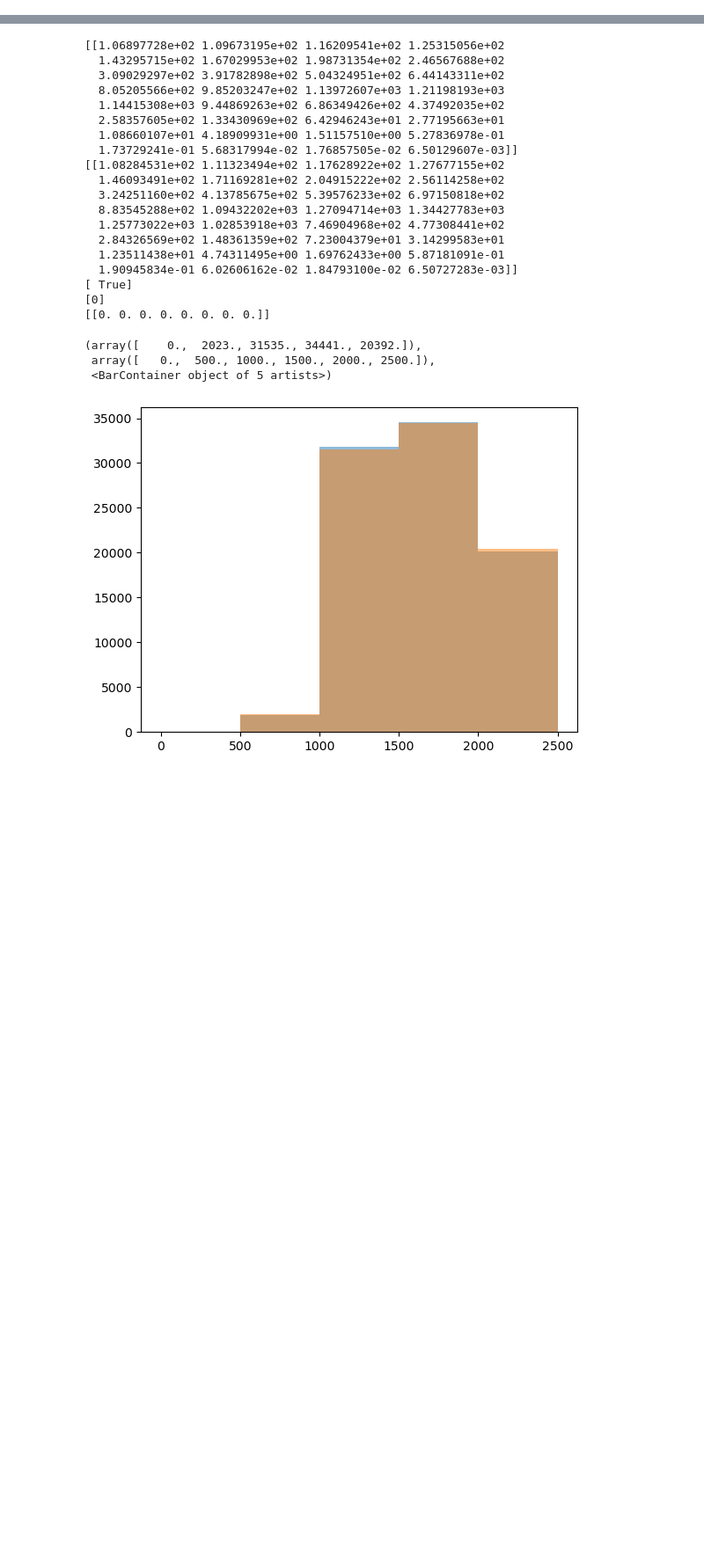
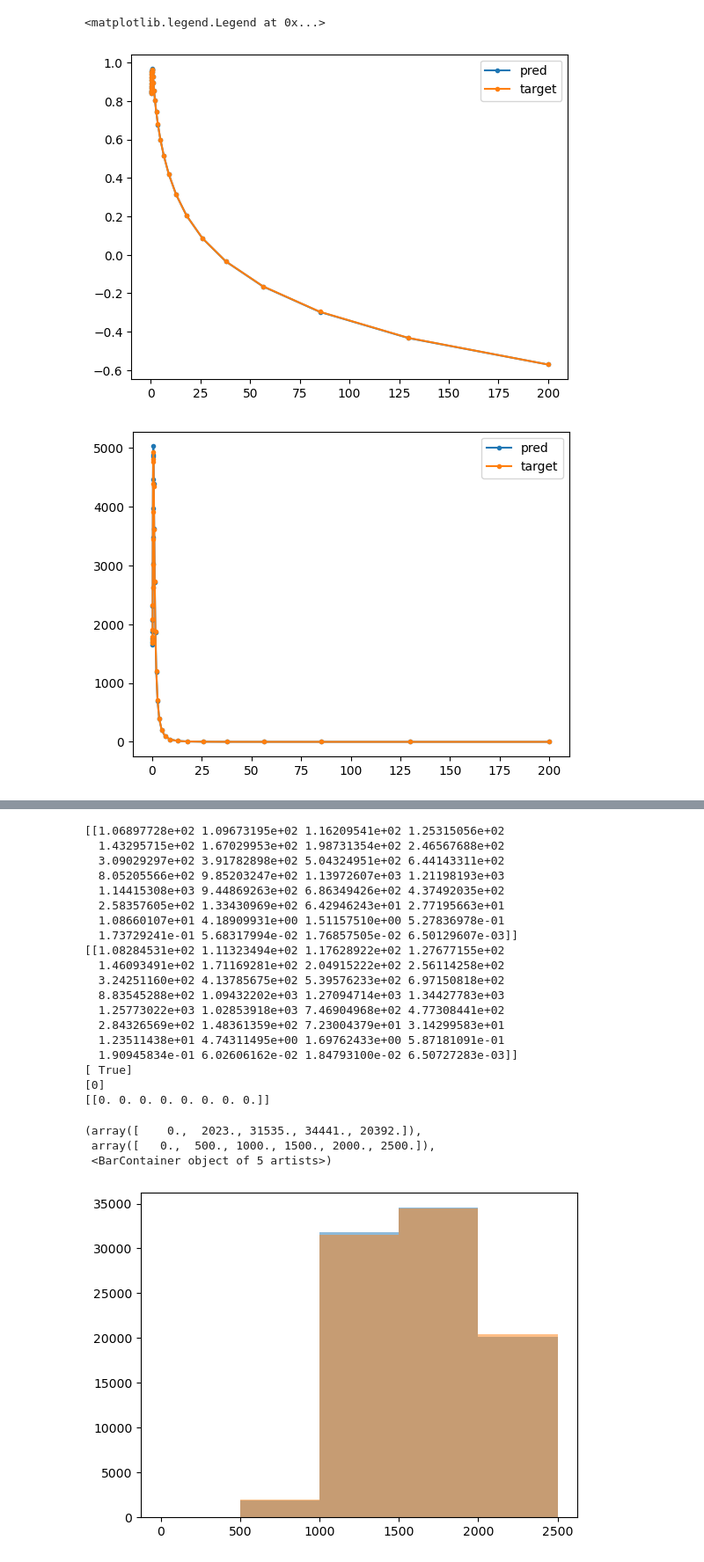
Before and after one commit to hawaii-ai/GalacticCosmicRays, a Jupyter notebook: 2023/analyze_nn.ipynb, the cells around one changed output, grey strips where cells are left out. Shown at 88% size. Cells and saved outputs as stored; diff of their text form; code cells hidden in the pictures; blank space fills up the shorter version.

```diff
--- a/2023/analyze_nn.ipynb
+++ b/2023/analyze_nn.ipynb
@@ -82,0 +64,4 @@ Num flux targets: 32
+# %%
+npi = train.as_numpy_iterator()
+xbatch = npi.next()
+yhat = model.predict(xbatch)
@@ -82,0 +70,21 @@ Num flux targets: 32
+# %%
+import matplotlib.pyplot as plt
+import utils
+
+plt.plot(preprocess.RIGIDITY_VALS, yhat[0,:], marker='.', label='pred')
+plt.plot(preprocess.RIGIDITY_VALS, y[0,:], marker='.', label='target')
+plt.legend()
+
+plt.figure(2)
+plt.plot(preprocess.RIGIDITY_VALS, utils.untransform_output(yhat[0,:]), marker='.', label='pred')
+plt.plot(preprocess.RIGIDITY_VALS, utils.untransform_output(y[0,:]), marker='.', label='target')
+plt.legend()
+
+plt.figure(3)
+plt.loglog(preprocess.RIGIDITY_VALS, utils.untransform_output(yhat[0,:]), marker='.', label='pred')
+plt.loglog(preprocess.RIGIDITY_VALS, utils.untransform_output(y[0,:]), marker='.', label='target')
+plt.legend()
+# %% [output]
+<matplotlib.legend.Legend at 0x...>
+[figure, added]
+[figure, added]
```
Also changed, not shown: parts of 5 cells of this notebook, 9 other files.
